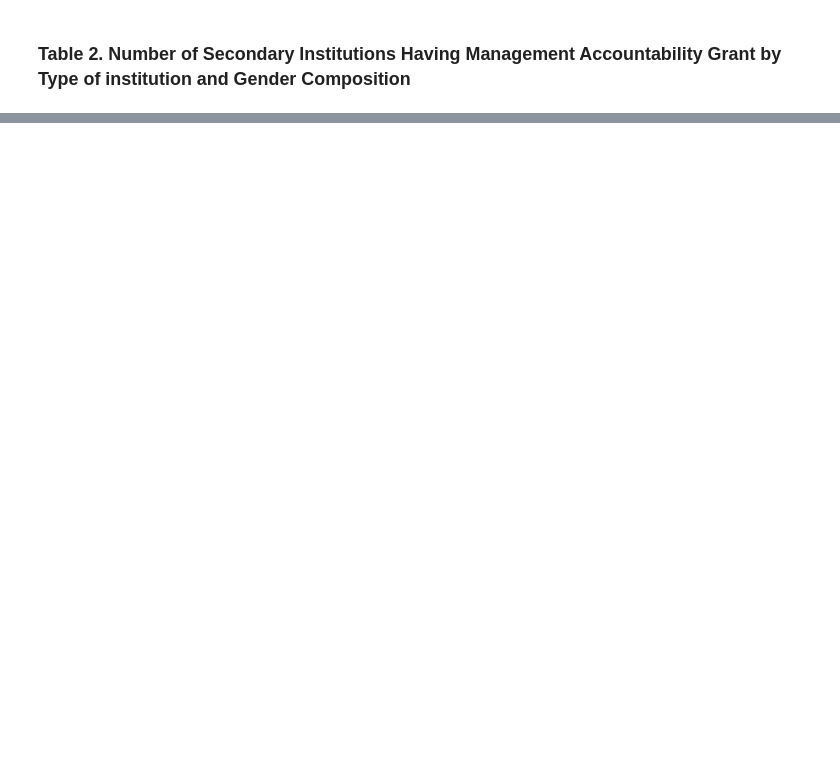
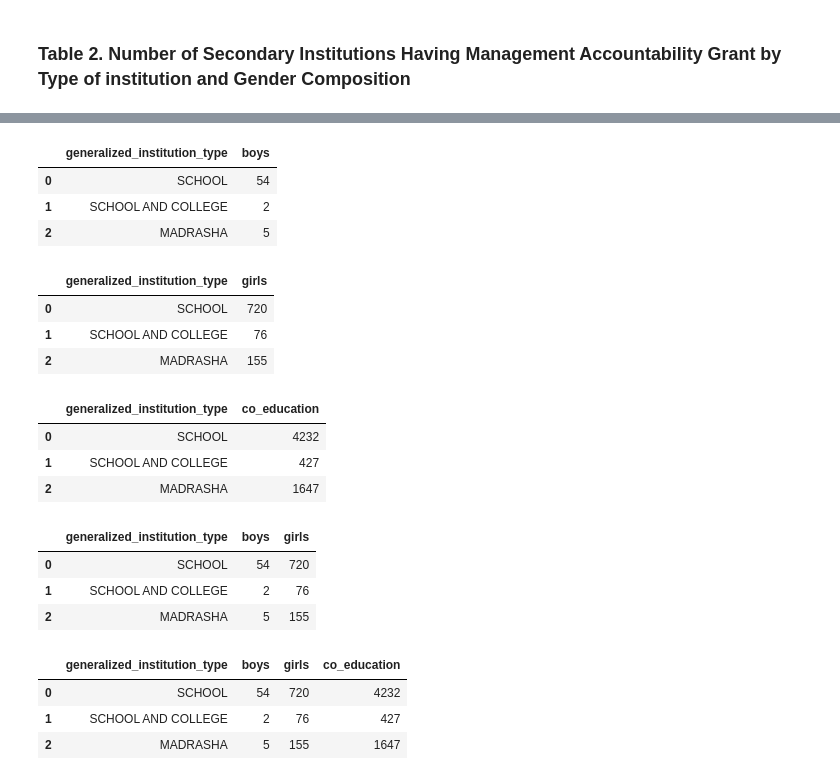
Before and after one commit to monjurmorshed793/sedp-reports, a Jupyter notebook: src/sedp_reports/sedp-report.ipynb, the cells around one changed output, grey strips where cells are left out. Cells and saved outputs as stored; diff of their text form; code cells hidden in the pictures; blank space fills up the shorter version.

Commit message:
gender decomposition report added

```diff
--- a/src/sedp_reports/sedp-report.ipynb
+++ b/src/sedp_reports/sedp-report.ipynb
@@ -217,5 +227,12 @@ df_institution_type_count_for_boys = (
     .reindex(INSTITUTION_TYPES_ORDER)
     .reset_index(name='boys')
 )
+# %%
+df_institution_type_count_for_boys.head()
+# %% [output]
+|  | generalized_institution_type | boys |
+| 0 | SCHOOL | 54 |
+| 1 | SCHOOL AND COLLEGE | 2 |
+| 2 | MADRASHA | 5 |
 # %%
 df_institution_type_count_for_girls = (
@@ -225,5 +242,12 @@ df_institution_type_count_for_girls = (
     .reindex(INSTITUTION_TYPES_ORDER)
     .reset_index(name='girls')
 )
+# %%
+df_institution_type_count_for_girls.head()
+# %% [output]
+|  | generalized_institution_type | girls |
+| 0 | SCHOOL | 720 |
+| 1 | SCHOOL AND COLLEGE | 76 |
+| 2 | MADRASHA | 155 |
 # %%
 df_institution_type_count_for_coeducation = (
@@ -233,3 +257,26 @@ df_institution_type_count_for_coeducation = (
     .reindex(INSTITUTION_TYPES_ORDER)
     .reset_index(name='co_education')
 )
+# %%
+df_institution_type_count_for_coeducation.head()
+# %% [output]
+|  | generalized_institution_type | co_education |
+| 0 | SCHOOL | 4232 |
+| 1 | SCHOOL AND COLLEGE | 427 |
+| 2 | MADRASHA | 1647 |
+# %%
+df_institution_type_gender_composition = pd.merge(df_institution_type_count_for_boys, df_institution_type_count_for_girls, on=generalized_institution_type_col_name, how='inner', suffixes=('_boys', '_girls'))
+df_institution_type_gender_composition.head()
+# %% [output]
+|  | generalized_institution_type | boys | girls |
+| 0 | SCHOOL | 54 | 720 |
+| 1 | SCHOOL AND COLLEGE | 2 | 76 |
+| 2 | MADRASHA | 5 | 155 |
+# %%
+df_institution_type_gender_composition = pd.merge(df_institution_type_gender_composition, df_institution_type_count_for_coeducation, on=generalized_institution_type_col_name, how='inner', suffixes=('', '_coeducation'))
+df_institution_type_gender_composition.head()
+# %% [output]
+|  | generalized_institution_type | boys | girls | co_education |
+| 0 | SCHOOL | 54 | 720 | 4232 |
+| 1 | SCHOOL AND COLLEGE | 2 | 76 | 427 |
+| 2 | MADRASHA | 5 | 155 | 1647 |
```
Also changed, not shown: parts of 13 cells of this notebook, 14 other files.
